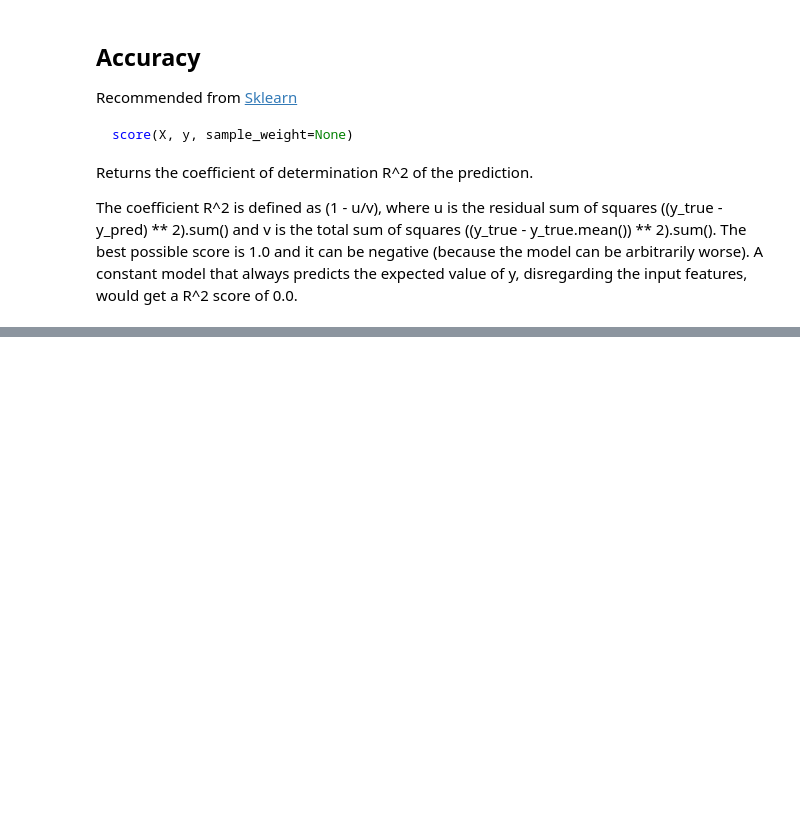
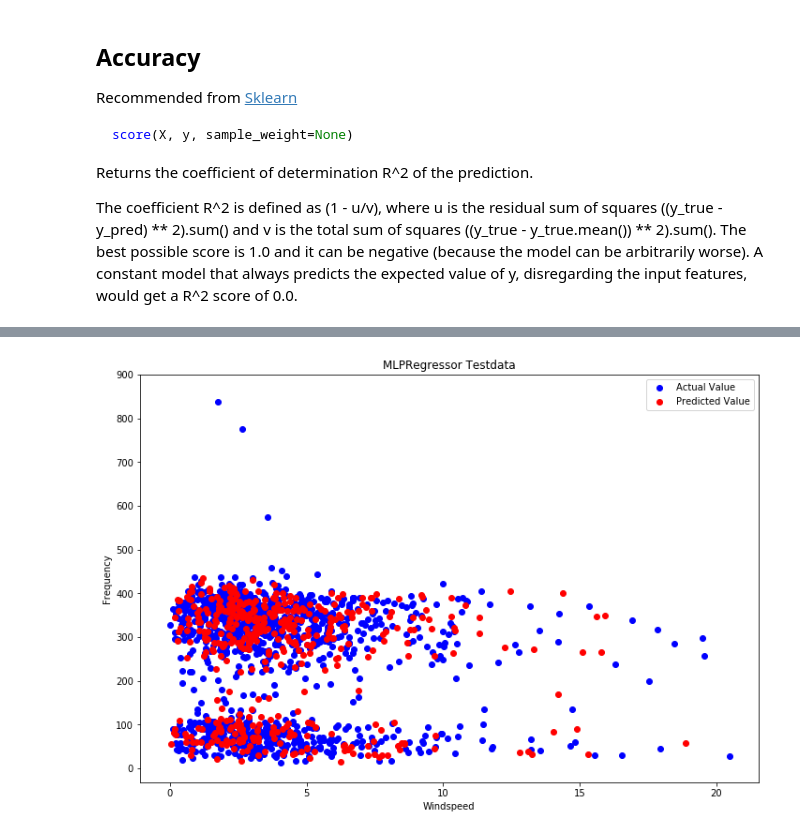
Before and after one commit to dataBikeHsUlm/MapReduce, a Jupyter notebook: Data_Profiling/MLPRegressor.ipynb, the cells around one changed output, grey strips where cells are left out. Cells and saved outputs as stored; diff of their text form; code cells hidden in the pictures; blank space fills up the shorter version.

Commit message:
addes plots of top 3 features

```diff
--- a/Data_Profiling/MLPRegressor.ipynb
+++ b/Data_Profiling/MLPRegressor.ipynb
@@ -203,0 +204,13 @@ plt.show()
+# %%
+plt.figure(figsize=(26,8))
+plt.subplot(121)
+plt.scatter(X_train.values[:,7], y_train, color = 'blue',label='Actual Value')
+plt.scatter(X_test.values[:,7], y_test, color = 'red',label='Predicted Value')
+plt.legend()
+plt.yticks(np.arange(0, 1000, step=100))
+plt.title("MLPRegressor Testdata")
+plt.ylabel("Frequency")
+plt.xlabel("Windspeed")
+plt.show()
+# %% [output]
+[figure, added]
```
Also changed, not shown: parts of 7 cells of this notebook, 1 other file.
